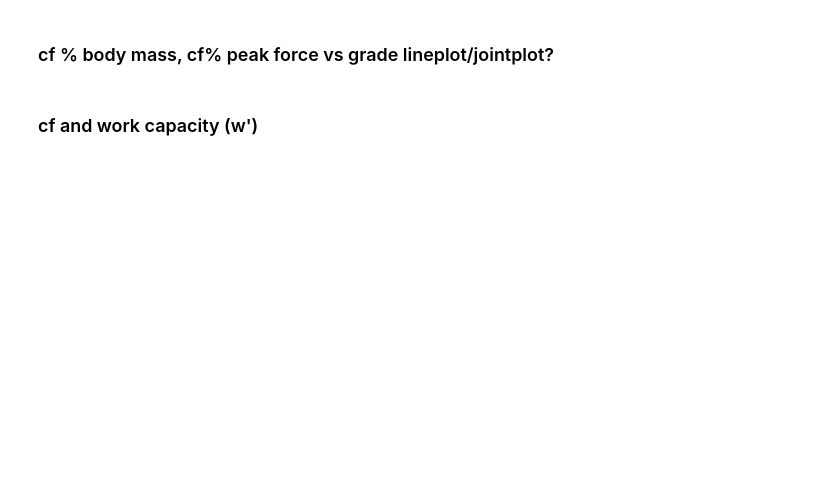
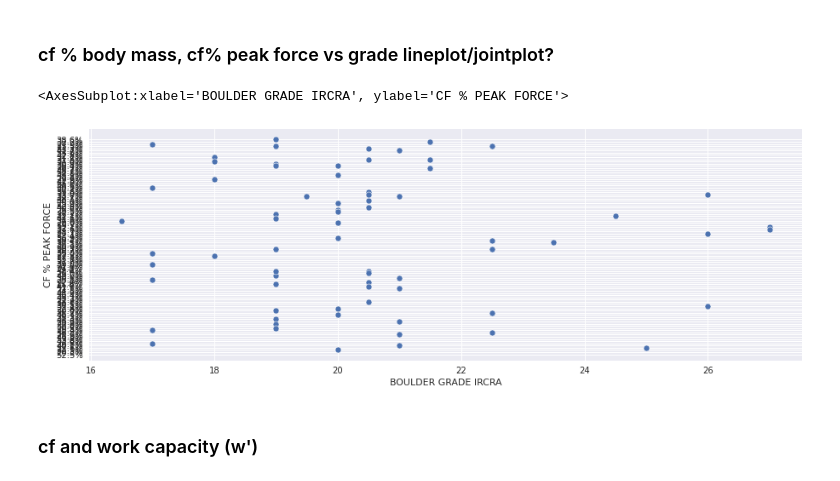
Before and after one commit to haokliao/Critical-Force-Visualization, a Jupyter notebook: EDA_002_notebook.ipynb, the cells around one changed output. Drawn from its saved outputs; the diff is of its cells as text; code cells hidden in the pictures; blank space fills up the shorter version.

```diff
--- a/EDA_002_notebook.ipynb
+++ b/EDA_002_notebook.ipynb
@@ -156,3 +155,23 @@ Text(0.5, 1.0, 'Bouldering Grade vs Peak Force')
 # %% [markdown]
 ### cf % body mass, cf% peak force vs grade lineplot/jointplot?
+# %%
+fig, ax5 = plt.subplots(figsize=(15 , 5),)
+
+# sns.scatterplot(ax=ax5, data = dataframe, x="BOULDER GRADE IRCRA", y="PEAK FORCE (KG)")
+# sns.scatterplot(ax=ax5, data = dataframe, x="SPORT GRADE IRCRA", y="PEAK FORCE (KG)").set(title='asfasdas',xlabel="assssss")
+
+#PAIN
+sns.scatterplot(ax=ax5, data = dataframe, x="BOULDER GRADE IRCRA", y="CF % PEAK FORCE")
+# sns.scatterplot(ax=ax5, data = dataframe, x="CF % BODY MASS", y="BOULDER GRADE IRCRA").set(title='asfasdas',xlabel="assssss")
+
+
+# title.set_text('Bouldering Grade & Peak Force')
+
+# sns.catplot(data = dataframe, x="")
+# sns.catplot(data = dataframe, )
+# ax6= sns.boxplot(ax = ax6, data = dataframe, x="SPORT GRADE IRCRA", y="PEAK FORCE (KG)")
+# ax6.title.set_text('Sport Grade & Peak Force')
+# %% [output]
+<AxesSubplot:xlabel='BOULDER GRADE IRCRA', ylabel='CF % PEAK FORCE'>
+[figure, added]
 # %%
```
Also changed, not shown: parts of 11 cells of this notebook.
